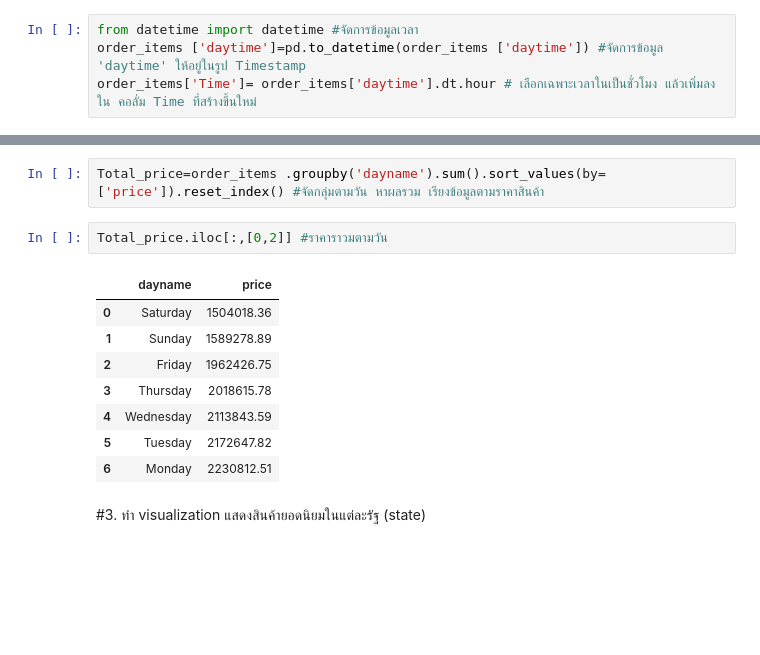
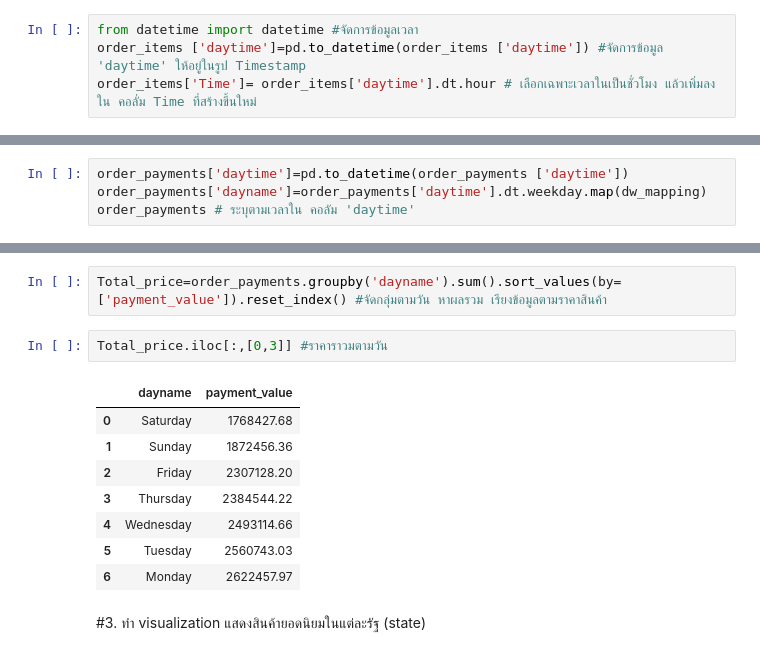
Before and after one commit to nicha0524/DPDM2021, a Jupyter notebook: Untitled6.ipynb, the cells around one changed output, grey strips where cells are left out. Drawn from its saved outputs; the diff is of its cells as text; blank space fills up the shorter version.

```diff
--- a/Untitled6.ipynb
+++ b/Untitled6.ipynb
@@ -444,0 +452,4 @@ order_items # ระบุตามเวลาใน คอลัม 'daytime'
+# %%
+order_payments['daytime']=pd.to_datetime(order_payments ['daytime'])
+order_payments['dayname']=order_payments['daytime'].dt.weekday.map(dw_mapping)
+order_payments # ระบุตามเวลาใน คอลัม 'daytime'
@@ -445,16 +470,16 @@ order_items # ระบุตามเวลาใน คอลัม 'daytime'
 # %%
-Total_price=order_items .groupby('dayname').sum().sort_values(by=['price']).reset_index() #จัดกลุ่มตามวัน หาผลรวม เรียงข้อมูลตามราคาสินค้า
+Total_price=order_payments.groupby('dayname').sum().sort_values(by=['payment_value']).reset_index() #จัดกลุ่มตามวัน หาผลรวม เรียงข้อมูลตามราคาสินค้า
 # %%
-Total_price.iloc[:,[0,2]] #ราคาราวมตามวัน
+Total_price.iloc[:,[0,3]] #ราคาราวมตามวัน
 # %% [output]
-|  | dayname | price |
-| 0 | Saturday | 1504018.36 |
-| 1 | Sunday | 1589278.89 |
-| 2 | Friday | 1962426.75 |
-| 3 | Thursday | 2018615.78 |
-| 4 | Wednesday | 2113843.59 |
-| 5 | Tuesday | 2172647.82 |
-| 6 | Monday | 2230812.51 |
+|  | dayname | payment_value |
+| 0 | Saturday | 1768427.68 |
+| 1 | Sunday | 1872456.36 |
+| 2 | Friday | 2307128.20 |
+| 3 | Thursday | 2384544.22 |
+| 4 | Wednesday | 2493114.66 |
+| 5 | Tuesday | 2560743.03 |
+| 6 | Monday | 2622457.97 |
 # %% [markdown]
 #3. ทำ visualization แสดงสินค้ายอดนิยมในแต่ละรัฐ (state)
 # %%
```
Also changed, not shown: parts of 37 cells of this notebook.
